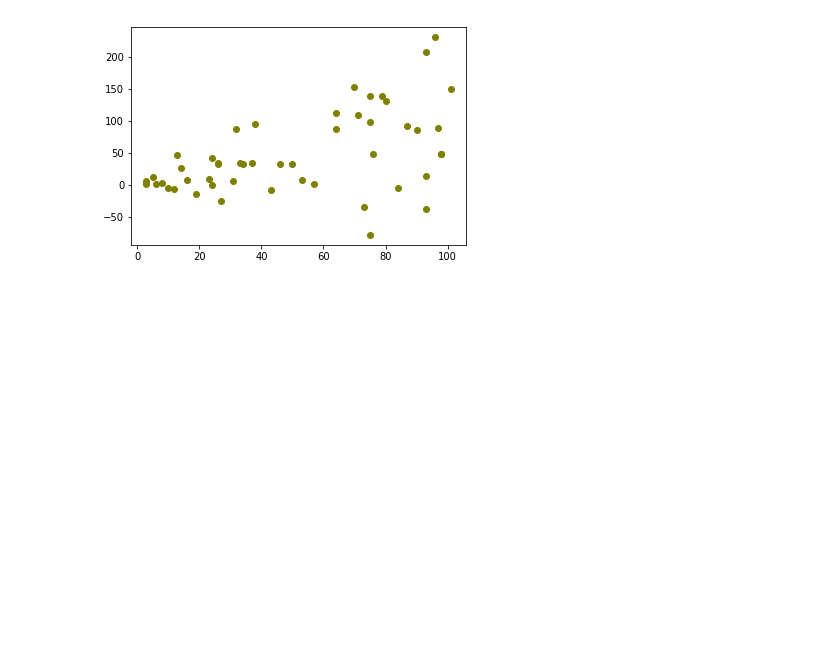
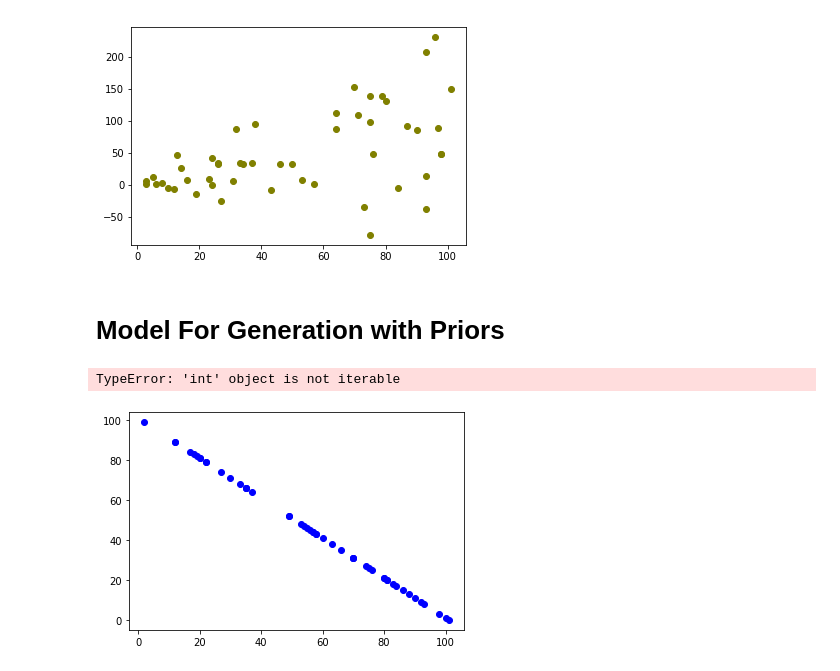
Before and after one commit to pkarnati2004/6.804-Final, a Jupyter notebook: model.ipynb, the cells around one changed output. Saved outputs shown, nothing was run; the diff lists cells and outputs as text; code cells hidden in the pictures; blank space fills up the shorter version.

Commit message:
playing around with a few hypotheses that subject could have

```diff
--- a/model.ipynb
+++ b/model.ipynb
@@ -183,3 +187,5 @@ for i in range(10):
 [figure]
 [figure]
 [figure]
+# %% [markdown]
+# Model For Generation with Priors
@@ -185,0 +228,53 @@ for i in range(10):
+# %%
+# Step 1 and 2: generate graph for first function
+xs, ys = plot_function(1, plot=True)
+
+# Step 3: take first 25 without replacement
+bag_x = []
+bag_y = []
+
+new_x = []
+new_y = []
+for i in range(25):
+    ind = random.randint(0, len(xs)-1)
+    x = xs.pop(ind)
+    y = ys.pop(ind)
+
+    bag_x.append(x)
+    bag_y.append(y)
+
+    mu = a[random.randint(0,len(a)-1)] * x + b[random.randint(0,len(b)-1)]
+
+    sigma = 0.001
+
+    y = np.random.normal(mu, sigma, 1000)
+    y = y[random.randint(0,len(y)-1)]
+
+#     # alternative method to sample from normal
+#     y = mu + np.random.normal() * sigma
+
+    new_x.append(x)
+    new_y.append(y)
+
+# have the subject label 25 points
+for i in range(25):
+    ind = random.randint(0, len(xs)-1)
+    x = xs.pop(ind)
+    y = ys.pop(ind)
+
+    bag_x.append(x)
+    bag_y.append(y)
+
+    #subject gets the x that they have to label, along with the xvalues and corresponding yvalues they know so far
+    subject_y = get_subject_func_priors(new_x, new_y, x)
+
+    new_x.append(x)
+    new_y.append(subject_y)
+
+# graph after one generation
+
+plt.figure()
+plt.scatter(new_x, new_y, color="#808000")
+# %% [output]
+TypeError: 'int' object is not iterable
+[figure, added]
```
Also changed, not shown: parts of 6 cells of this notebook.
